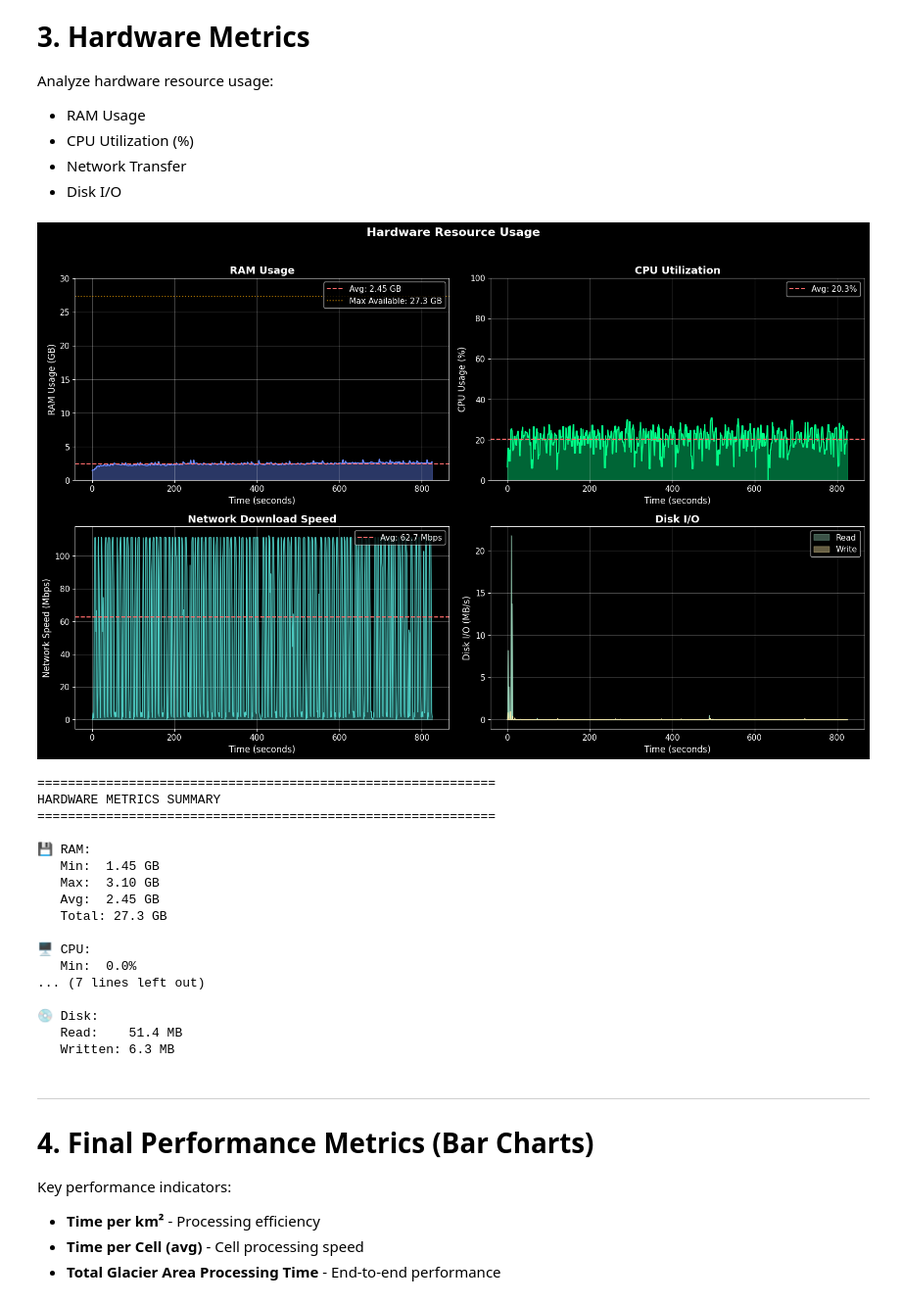
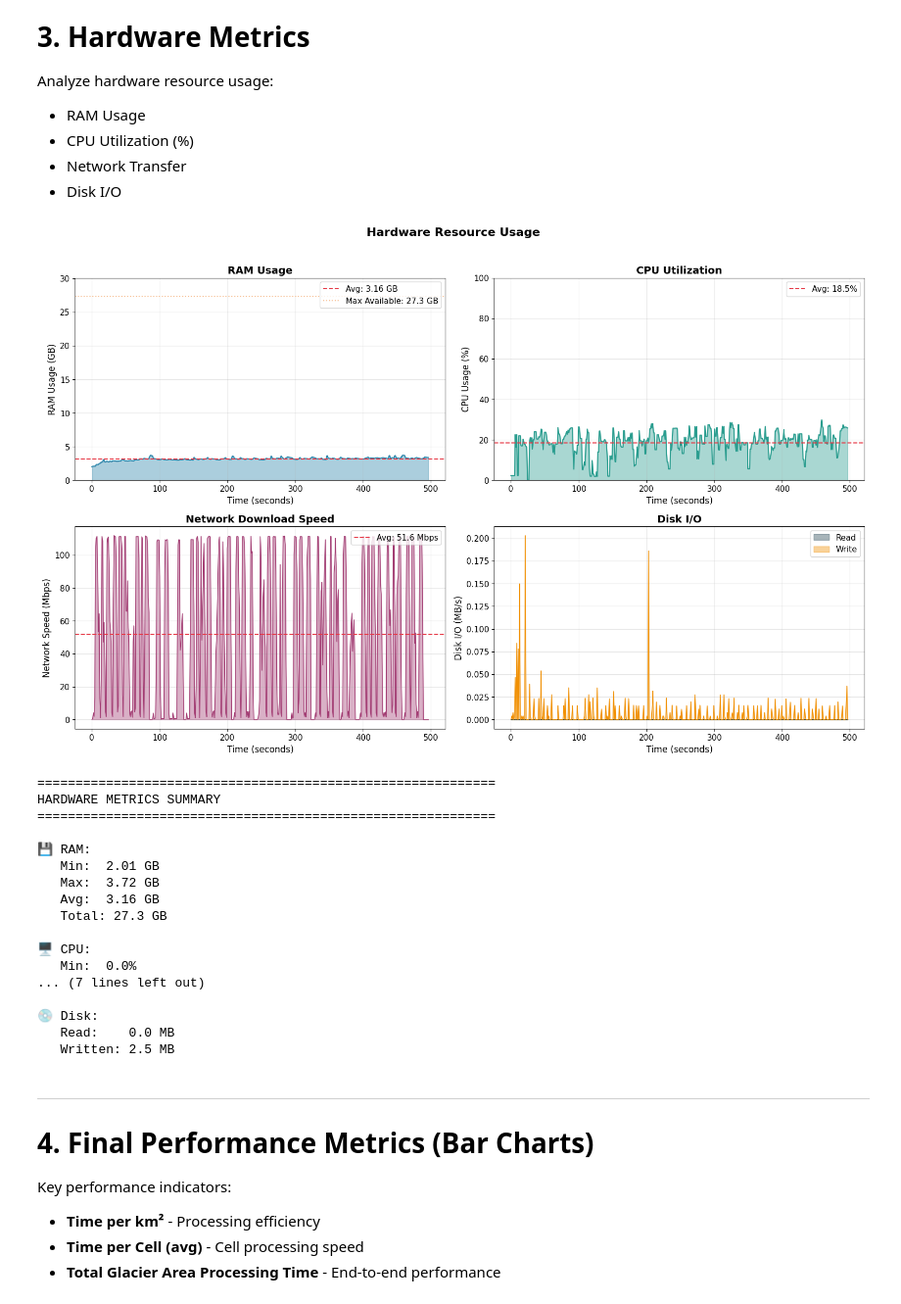
Before and after one commit to jkrumboe/Study-Project, a Jupyter notebook: benchmarking_visualization.ipynb, the cells around one changed output. Shown at 98% size. Saved outputs shown, nothing was run; the diff lists cells and outputs as text; code cells hidden in the pictures.

Commit message:
color changes

```diff
--- a/benchmarking_visualization.ipynb
+++ b/benchmarking_visualization.ipynb
@@ -30,7 +66,7 @@ plt.rcParams['font.size'] = 11
 OUTPUT_DIR = Path('output')
 
 # For single test analysis, set the specific test folder
-SINGLE_TEST_DIR = OUTPUT_DIR / 'test_monitored_Right_10k'  # Change this to your test folder
+SINGLE_TEST_DIR = OUTPUT_DIR / 'test_monitored_Right_183k'  # Change this to your test folder
 
 # For cell size comparison, define folders for each grid size
 # Format: {grid_size_km: 'folder_name'}
@@ -40,7 +76,7 @@ CELL_SIZE_TESTS = {
     10: 'test_monitored_Right_10k',
     12: 'test_monitored_Right_12k',
     15: 'test_monitored_Right_15k',
-    18: 'test_monitored_Right_183k',
+    18.3: 'test_monitored_Right_183k',
     20: 'test_monitored_Right_20k',
     25: 'test_monitored_Right_25k',
 }
@@ -120,9 +156,10 @@ if test_data['statistics'] and 'cell_timing' in test_data['statistics'].get('res
             filtered_labels.append(label)
             filtered_sizes.append(size)
 
-    # Colors for each segment
-    colors = ['#ff6b6b', '#4ecdc4', '#45b7d1', '#96ceb4', '#ffeaa7']
-    filtered_colors = colors[:len(filtered_labels)]
+    # Consistent pie chart colors
+    pie_colors = [COLORS['stac_query'], COLORS['zarr_load'], COLORS['ndsi_compute'],
+                  COLORS['tile_save'], COLORS['expansion']]
+    filtered_colors = pie_colors[:len(filtered_labels)]
 
     # Create pie chart
     fig, ax = plt.subplots(figsize=(10, 8))
@@ -247,7 +286,7 @@ if len(cell_size_data) >= 1:
         fig, axes = plt.subplots(2, 3, figsize=(18, 10))
 
         sizes = comp_df['Grid Size (km)'].values
-        colors = plt.cm.viridis(np.linspace(0.2, 0.8, len(sizes)))
+        colors = get_bar_colors(len(sizes))
 
         # Total Processing Time
         ax1 = axes[0, 0]
@@ -301,7 +340,7 @@ if len(cell_size_data) >= 1:
 
         # Null Rate (Data Quality)
         ax6 = axes[1, 2]
-        null_colors = ['#ff6b6b' if v > 10 else '#ffeaa7' if v > 5 else '#96ceb4' for v in comp_df['Null Rate (%)']]
+        null_colors = [COLORS['critical'] if v > 10 else COLORS['warning'] if v > 5 else COLORS['good'] for v in comp_df['Null Rate (%)']]
         bars6 = ax6.bar([f"{s}km" for s in sizes], comp_df['Null Rate (%)'], color=null_colors, edgecolor='white')
         ax6.set_ylabel('Null Rate (%)')
         ax6.set_title('Snow% Null Rate (Data Quality)', fontweight='bold')
@@ -402,11 +443,11 @@ if test_data['monitoring']:
 
     # RAM Usage
     ax1 = axes[0, 0]
-    ax1.fill_between(samples['elapsed_seconds'], samples['mem_gb'], alpha=0.4, color='#6b8aff')
-    ax1.plot(samples['elapsed_seconds'], samples['mem_gb'], color='#6b8aff', linewidth=1.5)
-    ax1.axhline(y=samples['mem_gb'].mean(), color='#ff6b6b', linestyle='--',
+    ax1.fill_between(samples['elapsed_seconds'], samples['mem_gb'], alpha=0.4, color=COLORS['ram'])
+    ax1.plot(samples['elapsed_seconds'], samples['mem_gb'], color=COLORS['ram'], linewidth=1.5)
+    ax1.axhline(y=samples['mem_gb'].mean(), color=COLORS['avg_line'], linestyle='--',
                 label=f"Avg: {samples['mem_gb'].mean():.2f} GB")
-    ax1.axhline(y=samples['maxmem_gb'].iloc[0], color='#ffaa00', linestyle=':', alpha=0.7,
+    ax1.axhline(y=samples['maxmem_gb'].iloc[0], color=COLORS['max_line'], linestyle=':', alpha=0.7,
                 label=f"Max Available: {samples['maxmem_gb'].iloc[0]:.1f} GB")
     ax1.set_ylabel('RAM Usage (GB)', fontsize=12)
     ax1.set_xlabel('Time (seconds)', fontsize=12)
@@ -417,9 +458,9 @@ if test_data['monitoring']:
 
     # CPU %
     ax2 = axes[0, 1]
-    ax2.fill_between(samples['elapsed_seconds'], samples['cpu_percent'], alpha=0.4, color='#00ff88')
-    ax2.plot(samples['elapsed_seconds'], samples['cpu_percent'], color='#00ff88', linewidth=1.5)
-    ax2.axhline(y=mon['cpu_stats']['avg_percent'], color='#ff6b6b', linestyle='--',
+    ax2.fill_between(samples['elapsed_seconds'], samples['cpu_percent'], alpha=0.4, color=COLORS['cpu'])
+    ax2.plot(samples['elapsed_seconds'], samples['cpu_percent'], color=COLORS['cpu'], linewidth=1.5)
+    ax2.axhline(y=mon['cpu_stats']['avg_percent'], color=COLORS['avg_line'], linestyle='--',
                 label=f"Avg: {mon['cpu_stats']['avg_percent']:.1f}%")
     ax2.set_ylabel('CPU Usage (%)', fontsize=12)
     ax2.set_xlabel('Time (seconds)', fontsize=12)
@@ -430,9 +471,9 @@ if test_data['monitoring']:
 
     # Network
     ax3 = axes[1, 0]
-    ax3.fill_between(samples['elapsed_seconds'], samples['netin_mbps'], alpha=0.4, color='#4ecdc4')
-    ax3.plot(samples['elapsed_seconds'], samples['netin_mbps'], color='#4ecdc4', linewidth=1)
-    ax3.axhline(y=mon['network_transfer']['avg_speed_mbps_in'], color='#ff6b6b', linestyle='--',
+    ax3.fill_between(samples['elapsed_seconds'], samples['netin_mbps'], alpha=0.4, color=COLORS['network'])
+    ax3.plot(samples['elapsed_seconds'], samples['netin_mbps'], color=COLORS['network'], linewidth=1)
+    ax3.axhline(y=mon['network_transfer']['avg_speed_mbps_in'], color=COLORS['avg_line'], linestyle='--',
                 label=f"Avg: {mon['network_transfer']['avg_speed_mbps_in']:.1f} Mbps")
     ax3.set_ylabel('Network Speed (Mbps)', fontsize=12)
     ax3.set_xlabel('Time (seconds)', fontsize=12)
@@ -442,10 +483,10 @@ if test_data['monitoring']:
 
     # Disk I/O
     ax4 = axes[1, 1]
-    ax4.fill_between(samples['elapsed_seconds'], samples['diskread_rate'], alpha=0.4, color='#96ceb4', label='Read')
-    ax4.fill_between(samples['elapsed_seconds'], samples['diskwrite_rate'], alpha=0.4, color='#ffeaa7', label='Write')
-    ax4.plot(samples['elapsed_seconds'], samples['diskread_rate'], color='#96ceb4', linewidth=1)
-    ax4.plot(samples['elapsed_seconds'], samples['diskwrite_rate'], color='#ffeaa7', linewidth=1)
+    ax4.fill_between(samples['elapsed_seconds'], samples['diskread_rate'], alpha=0.4, color=COLORS['disk_read'], label='Read')
+    ax4.fill_between(samples['elapsed_seconds'], samples['diskwrite_rate'], alpha=0.4, color=COLORS['disk_write'], label='Write')
+    ax4.plot(samples['elapsed_seconds'], samples['diskread_rate'], color=COLORS['disk_read'], linewidth=1)
+    ax4.plot(samples['elapsed_seconds'], samples['diskwrite_rate'], color=COLORS['disk_write'], linewidth=1)
     ax4.set_ylabel('Disk I/O (MB/s)', fontsize=12)
     ax4.set_xlabel('Time (seconds)', fontsize=12)
     ax4.set_title('Disk I/O', fontsize=14, fontweight='bold')
@@ -455,42 +496,42 @@ if test_data['monitoring']:
     plt.suptitle('Hardware Resource Usage', fontsize=16, fontweight='bold', y=1.02)
     plt.tight_layout()
     plt.show()
 
     # Summary statistics
     print("\n" + "=" * 60)
     print("HARDWARE METRICS SUMMARY")
     print("=" * 60)
     print(f"\n💾 RAM:")
     print(f"   Min:  {samples['mem_gb'].min():.2f} GB")
     print(f"   Max:  {samples['mem_gb'].max():.2f} GB")
     print(f"   Avg:  {samples['mem_gb'].mean():.2f} GB")
     print(f"   Total: {samples['maxmem_gb'].iloc[0]:.1f} GB")
 
     print(f"\n🖥️ CPU:")
     print(f"   Min:  {mon['cpu_stats']['min_percent']:.1f}%")
     print(f"   Max:  {mon['cpu_stats']['max_percent']:.1f}%")
     print(f"   Avg:  {mon['cpu_stats']['avg_percent']:.1f}%")
 
     print(f"\n🌐 Network:")
     print(f"   Downloaded: {mon['network_transfer']['mb_in']:.1f} MB")
     print(f"   Avg Speed:  {mon['network_transfer']['avg_speed_mbps_in']:.1f} Mbps")
     print(f"   Peak Speed: {samples['netin_mbps'].max():.1f} Mbps")
 
     print(f"\n💿 Disk:")
     print(f"   Read:    {mon['disk_io']['mb_read']:.1f} MB")
     print(f"   Written: {mon['disk_io']['mb_written']:.1f} MB")
 else:
     print("❌ No monitoring data available. Run with --proxmox flag to collect hardware metrics.")
 # %% [output]
-[figure, old version]
+[figure, new version]
 ============================================================
 HARDWARE METRICS SUMMARY
 ============================================================
 
 💾 RAM:
-   Min:  1.45 GB
-   Max:  3.10 GB
-   Avg:  2.45 GB
+   Min:  2.01 GB
+   Max:  3.72 GB
+   Avg:  3.16 GB
    Total: 27.3 GB
 
 🖥️ CPU:
@@ -498,8 +539,8 @@ HARDWARE METRICS SUMMARY
 ... (7 lines left out)
 
 💿 Disk:
-   Read:    51.4 MB
-   Written: 6.3 MB
+   Read:    0.0 MB
+   Written: 2.5 MB
 # %% [markdown]
 ---
 
```
Also changed, not shown: parts of 9 cells of this notebook.
